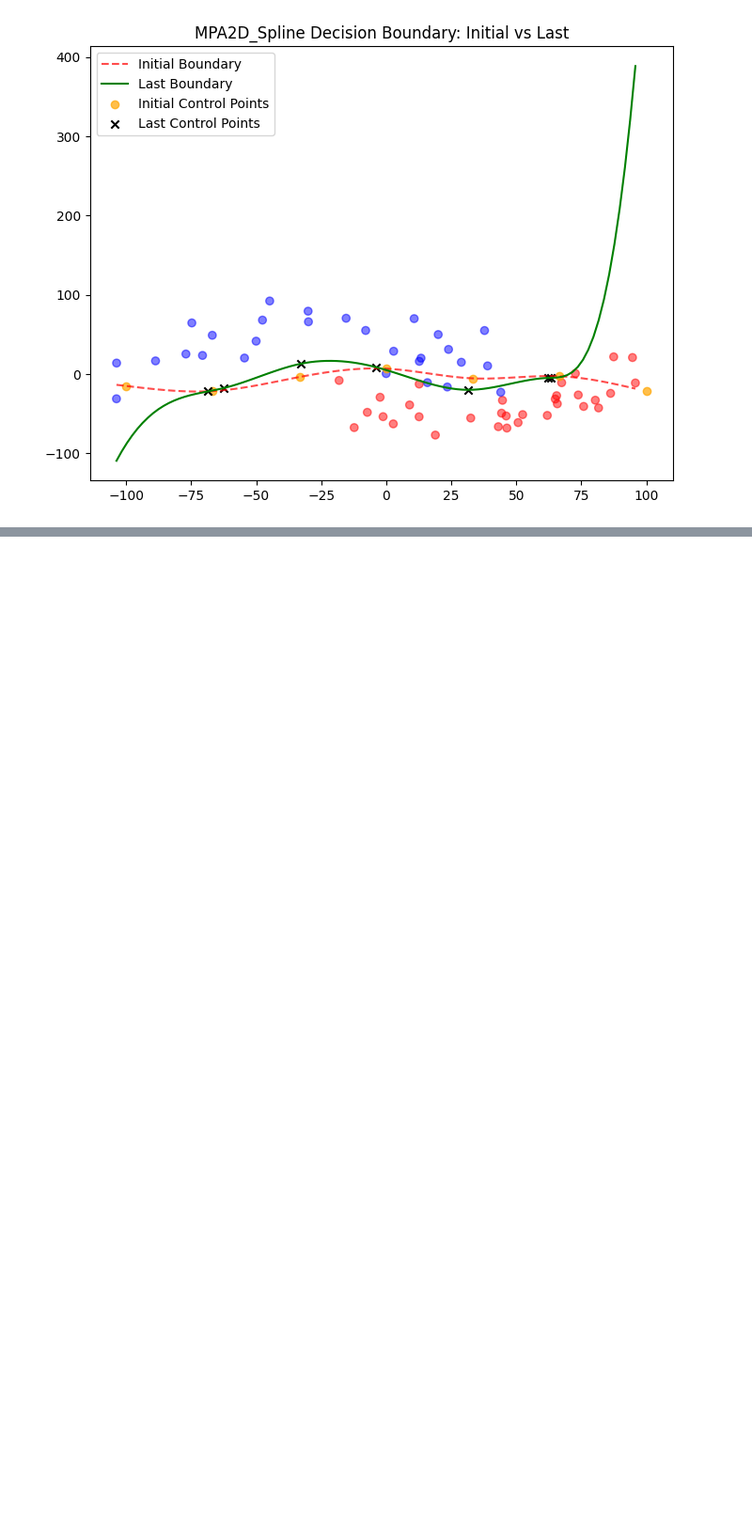
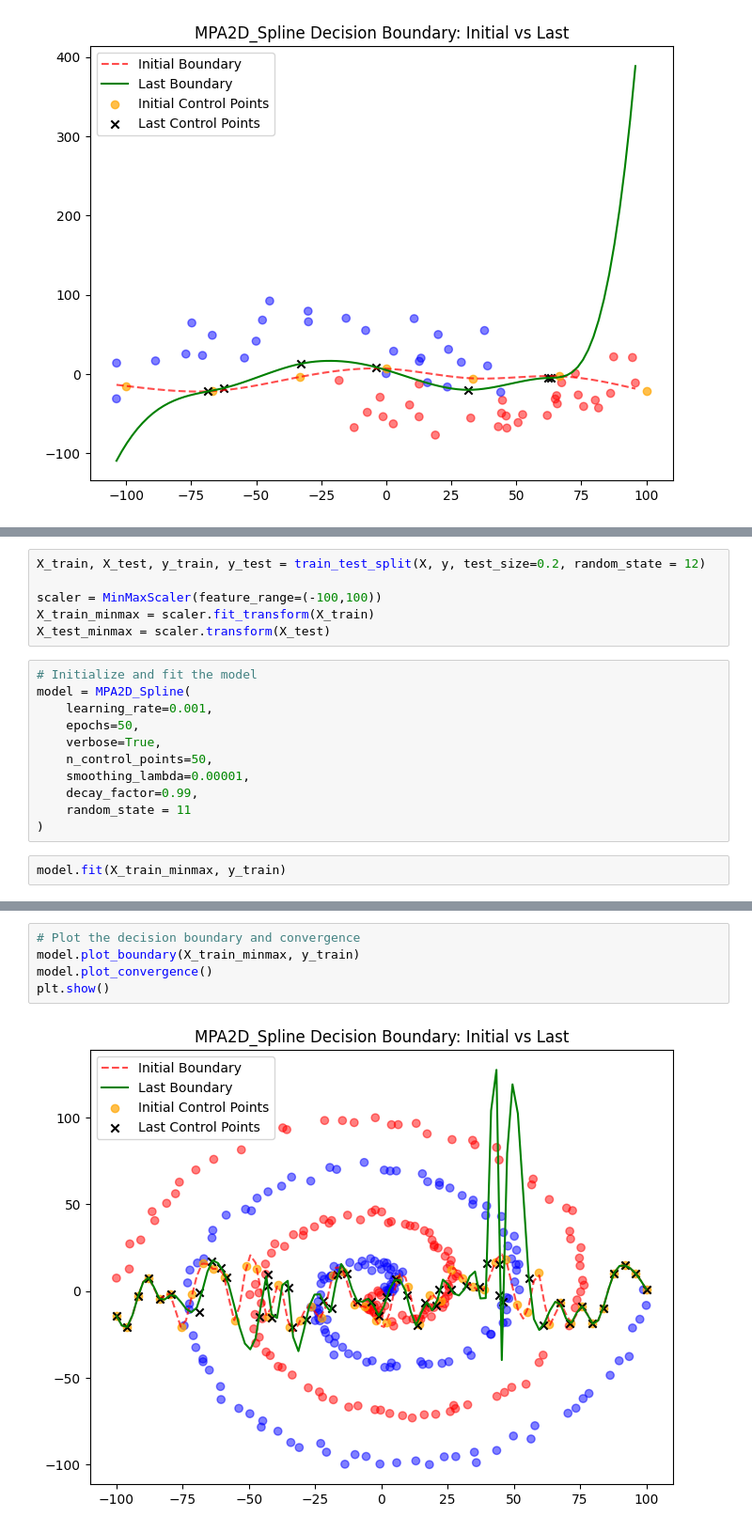
Before and after one commit to Kirmada-jsr/MPA-with-splines, a Jupyter notebook: smpa_test2_lock.ipynb, the cells around one changed output, grey strips where cells are left out. Shown at 94% size. Drawn from its saved outputs; the diff is of its cells as text; blank space fills up the shorter version.

```diff
--- a/smpa_test2_lock.ipynb
+++ b/smpa_test2_lock.ipynb
@@ -294,0 +371,19 @@ model.plot_boundary(X_test_minmax, y_test)
+# %%
+X_train, X_test, y_train, y_test = train_test_split(X, y, test_size=0.2, random_state = 12)
+
+scaler = MinMaxScaler(feature_range=(-100,100))
+X_train_minmax = scaler.fit_transform(X_train)
+X_test_minmax = scaler.transform(X_test)
+# %%
+# Initialize and fit the model
+model = MPA2D_Spline(
+    learning_rate=0.001,
+    epochs=50,
+    verbose=True,
+    n_control_points=50,
+    smoothing_lambda=0.00001,
+    decay_factor=0.99,
+    random_state = 11
+)
+# %%
+model.fit(X_train_minmax, y_train)
@@ -294,0 +398,7 @@ model.plot_boundary(X_test_minmax, y_test)
+# %%
+# Plot the decision boundary and convergence
+model.plot_boundary(X_train_minmax, y_train)
+model.plot_convergence()
+plt.show()
+# %% [output]
+[figure, added]
```
Also changed, not shown: parts of 7 cells of this notebook, 12 other files.
